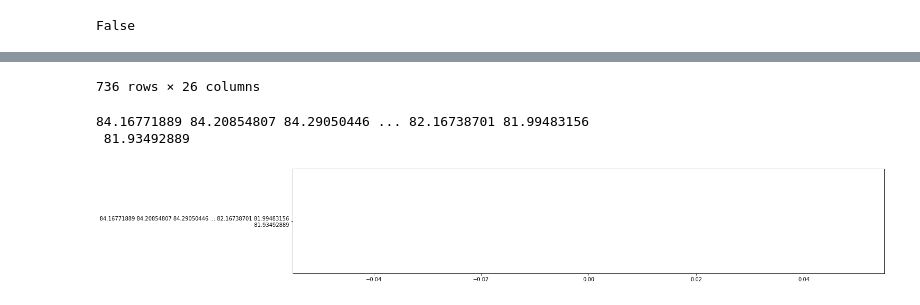
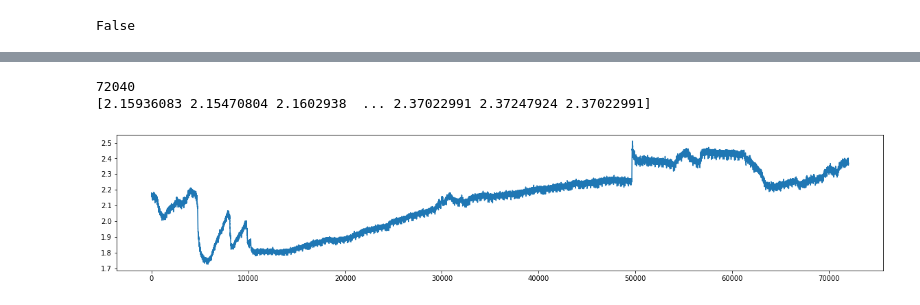
Before and after one commit to prophets-of-eternity/summer-2021-v3, a Jupyter notebook: ACM_PP_v1.ipynb, the cells around one changed output, grey strips where cells are left out. Cells and saved outputs as stored; diff of their text form; code cells hidden in the pictures.

Commit message:
Aug 12th pickle done

```diff
--- a/ACM_PP_v1.ipynb
+++ b/ACM_PP_v1.ipynb
@@ -484,22 +599,19 @@ NameError: ignored
 # %%
-DATA_PATH = "/content/drive/MyDrive/ACMV1/Stress&Mood/patient_signals_metrics_phys1.csv"
+DATA_PATH = "/content/drive/MyDrive/ACMV1/Stress&Mood/physiorec_pandas_1.pkl"
 
-signal_df_ph1 = pd.read_csv(DATA_PATH)
-
-
-
-signal_df_ph1.rename(columns={'PANAS_1': 'upset', 'PANAS_2': 'hostile','PANAS_3': 'alert', 'PANAS_4': 'ashamed','PANAS_5': 'inspired', 'PANAS_6': 'nervous','PANAS_7': 'determined', 'PANAS_8': 'attentive','PANAS_9': 'afraid', 'PANAS_10': 'active'}, inplace=True)
-signal_df_ph1['PPG'] = signal_df_ph1["PPG"].map(lambda x: str(x).replace('[', ''))
-signal_df_ph1['PPG'] = signal_df_ph1["PPG"].map(lambda x: str(x).replace(']', ''))
+signal_df_ph1 = pd.read_pickle(DATA_PATH)
 
 
 display(signal_df_ph1)
 
 
-signal_ppg = np.array(signal_df_ph1['PPG'].iloc[0])
+signal_df_ph1.rename(columns={'PANAS_1': 'upset', 'PANAS_2': 'hostile','PANAS_3': 'alert', 'PANAS_4': 'ashamed','PANAS_5': 'inspired', 'PANAS_6': 'nervous','PANAS_7': 'determined', 'PANAS_8': 'attentive','PANAS_9': 'afraid', 'PANAS_10': 'active'}, inplace=True)
 
 
+signal_ppg = np.array(signal_df_ph1['GSR'].iloc[0])
 
+
+print(len(signal_ppg))
 
 print(signal_ppg)
 
@@ -525,4 +631,3 @@ plotme(signal_ppg)
-736 rows × 26 columns
+72040
+[2.15936083 2.15470804 2.1602938  ... 2.37022991 2.37247924 2.37022991]
-84.16771889 84.20854807 84.29050446 ... 82.16738701 81.99483156
- 81.93492889
-[figure, old version]
+[figure, new version]
```
Also changed, not shown: parts of 4 cells of this notebook.
